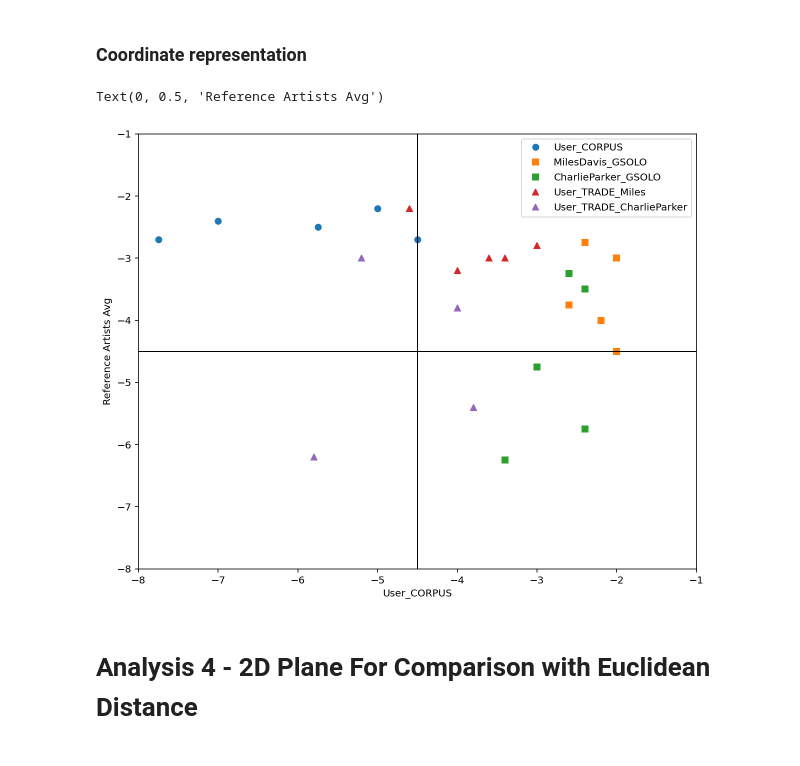
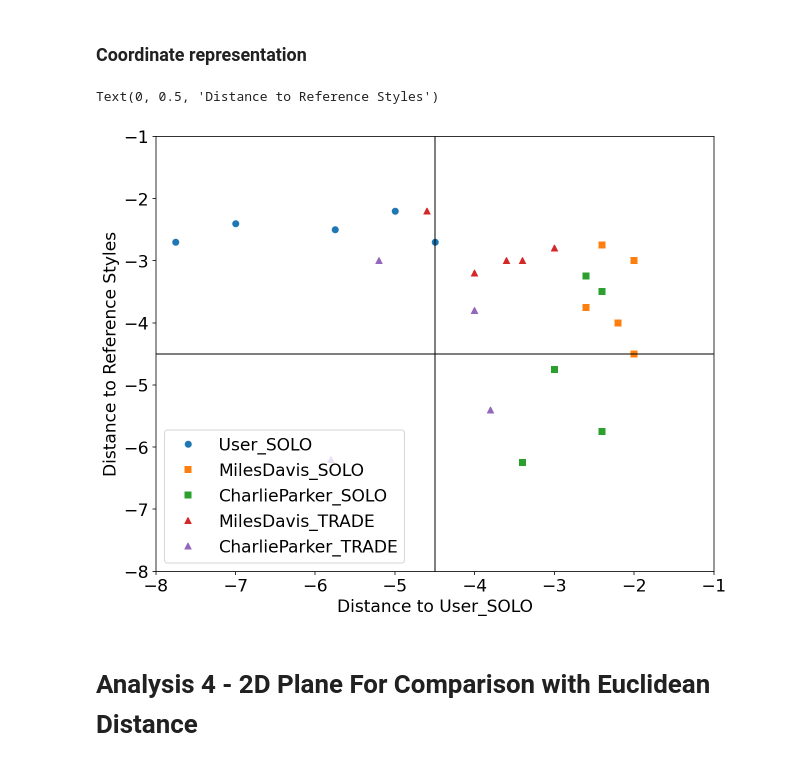
Before and after one commit to Sirivasv/AlRyNo, a Jupyter notebook: CaseStudy/CCE_DataGroups_ANALYSIS.ipynb, the cells around one changed output. Saved outputs shown, nothing was run; the diff lists cells and outputs as text; code cells hidden in the pictures.

```diff
--- a/CaseStudy/CCE_DataGroups_ANALYSIS.ipynb
+++ b/CaseStudy/CCE_DataGroups_ANALYSIS.ipynb
@@ -10,6 +10,7 @@ import time
 from IPython.display import display
 
 np.random.seed(777)
+plt.rcParams.update({'font.size': 17})
 # %%
 def replace_verbose_name(verbose_name):
     verbose_name = verbose_name.replace("MIDI_Grammar_SOLO_LEN12", "GSOLO")
@@ -127,18 +128,22 @@ for keyname_i in axis_X:
     if ("CalebRascon_GSOLO" == keyname_i) or ("CalebRascon_TRADE_Caleb" == keyname_i) :
         continue
     for i in range(len(axis_X[keyname_i])):
-        # print(axis_X[keyname_i][i], axis_Y[keyname_i][i])
+        print(keyname_i)
+        print(axis_X[keyname_i][i], axis_Y[keyname_i][i])
         current_X_values.append(axis_X[keyname_i][i])
         current_Y_values.append(axis_Y[keyname_i][i])
 
     keyname_i = keyname_i.replace("CalebRascon", "User")
-
+    keyname_i = keyname_i.replace("CORPUS", "SOLO")
+    keyname_i = keyname_i.replace("GSOLO", "SOLO")
+    keyname_i = keyname_i.replace("User_TRADE_Miles", "MilesDavis_TRADE")
+    keyname_i = keyname_i.replace("User_TRADE_CharlieParker", "CharlieParker_TRADE")
     plt.plot(current_X_values, current_Y_values, markers_plt[marker_i], label=keyname_i)
     marker_i += 1
 
 plt.plot([0.75, 0.75], [0.6, 0.9], 'k-', lw=1)
 plt.plot([0.6, 0.9], [0.75, 0.75], 'k-', lw=1)
 plt.legend(numpoints=1)
-plt.xlabel("User_CORPUS")
-plt.ylabel("Reference Artists Avg")
+plt.xlabel("Distance to User_SOLO")
+plt.ylabel("Distance to Reference Styles")
 # %% [output]
@@ -396,33 +418,37 @@ for keynameX_i in list(axis_X.keys()):
 # %%
 markers_plt = ['o', 's', 's', '^', '^', '^', '>', 's', 'd', ',']
 # ['o', '.', ',', 'x', '+', 'v', '^', '<', '>', 's', 'd']
 marker_i = 0
 plt.figure(figsize=(10,8))
 plt.xlim(-8, -1);
 plt.ylim(-8, -1);
 
 for keyname_i in axis_X:
     current_X_values = []
     current_Y_values = []
     if ("CalebRascon_GSOLO" == keyname_i) or ("CalebRascon_TRADE_Caleb" == keyname_i) :
         continue
     for i in range(len(axis_X[keyname_i])):
         # print(axis_X[keyname_i][i], axis_Y[keyname_i][i])
         current_X_values.append(axis_X[keyname_i][i])
         current_Y_values.append(axis_Y[keyname_i][i])
 
     keyname_i = keyname_i.replace("CalebRascon", "User")
+    keyname_i = keyname_i.replace("CORPUS", "SOLO")
+    keyname_i = keyname_i.replace("GSOLO", "SOLO")
+    keyname_i = keyname_i.replace("User_TRADE_Miles", "MilesDavis_TRADE")
+    keyname_i = keyname_i.replace("User_TRADE_CharlieParker", "CharlieParker_TRADE")
     plt.plot(current_X_values, current_Y_values, markers_plt[marker_i], label=keyname_i)
     marker_i += 1
 
 plt.plot([-4.5, -4.5], [-1, -8], 'k-', lw=1)
 plt.plot([-1, -8], [-4.5, -4.5], 'k-', lw=1)
 plt.legend(numpoints=1)
-plt.xlabel("User_CORPUS")
-plt.ylabel("Reference Artists Avg")
+plt.xlabel("Distance to User_SOLO")
+plt.ylabel("Distance to Reference Styles")
 # %% [output]
-Text(0, 0.5, 'Reference Artists Avg')
+Text(0, 0.5, 'Distance to Reference Styles')
-[figure, old version]
+[figure, new version]
 # %% [markdown]
 # Analysis 4 - 2D Plane For Comparison with Euclidean Distance
 # %%
```
Also changed, not shown: parts of 7 cells of this notebook.
